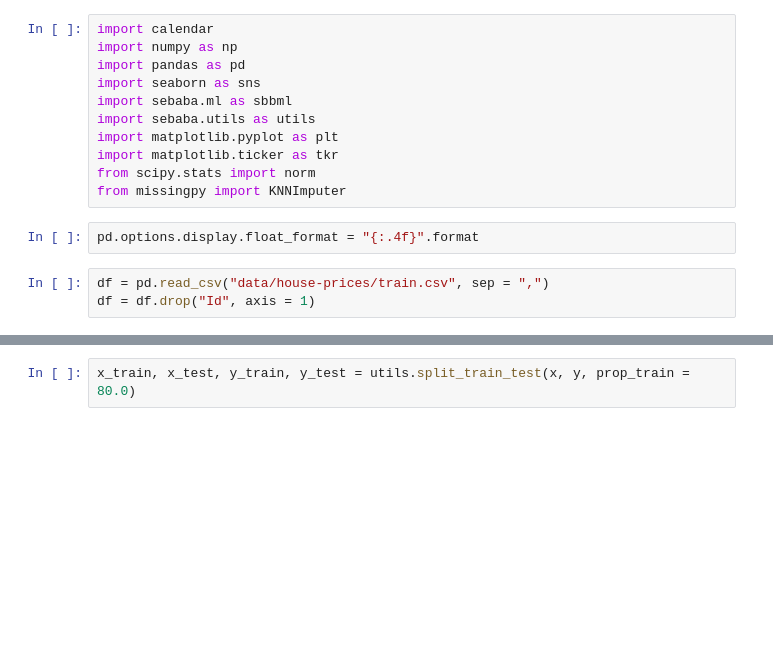
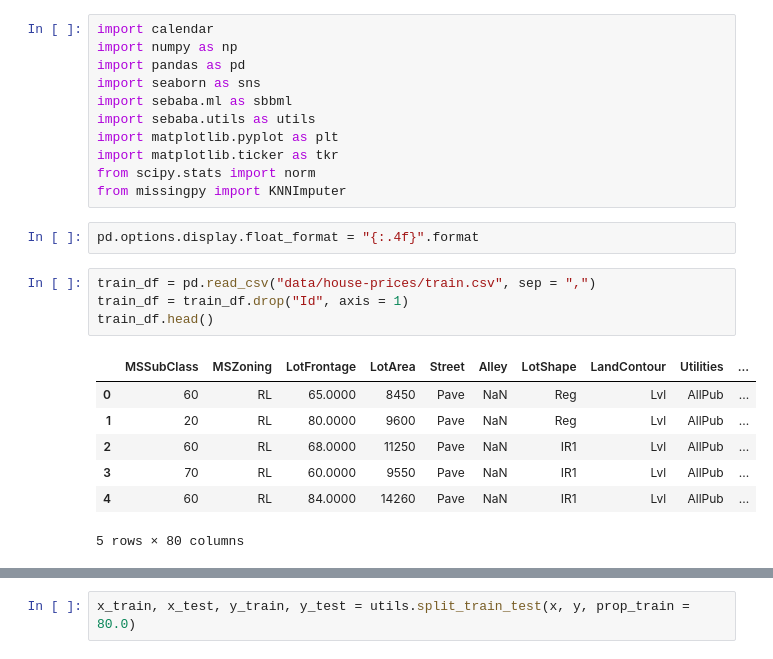
Before and after one commit to noelnamai/machine-learning, a Jupyter notebook: housing-prices.ipynb, the cells around one changed output, grey strips where cells are left out. Saved outputs shown, nothing was run; the diff lists cells and outputs as text; blank space fills up the shorter version.

```diff
--- a/housing-prices.ipynb
+++ b/housing-prices.ipynb
@@ -15,6 +15,15 @@ from missingpy import KNNImputer
 # %%
 pd.options.display.float_format = "{:.4f}".format
 # %%
-df = pd.read_csv("data/house-prices/train.csv", sep = ",")
-df = df.drop("Id", axis = 1)
+train_df = pd.read_csv("data/house-prices/train.csv", sep = ",")
+train_df = train_df.drop("Id", axis = 1)
+train_df.head()
+# %% [output]
+|  | MSSubClass | MSZoning | LotFrontage | LotArea | Street | Alley | LotShape | LandContour | Utilities | ... |
+| 0 | 60 | RL | 65.0000 | 8450 | Pave | NaN | Reg | Lvl | AllPub | ... |
+| 1 | 20 | RL | 80.0000 | 9600 | Pave | NaN | Reg | Lvl | AllPub | ... |
+| 2 | 60 | RL | 68.0000 | 11250 | Pave | NaN | IR1 | Lvl | AllPub | ... |
+| 3 | 70 | RL | 60.0000 | 9550 | Pave | NaN | IR1 | Lvl | AllPub | ... |
+| 4 | 60 | RL | 84.0000 | 14260 | Pave | NaN | IR1 | Lvl | AllPub | ... |
+5 rows × 80 columns
 # %%
```
Also changed, not shown: parts of 26 cells of this notebook.
